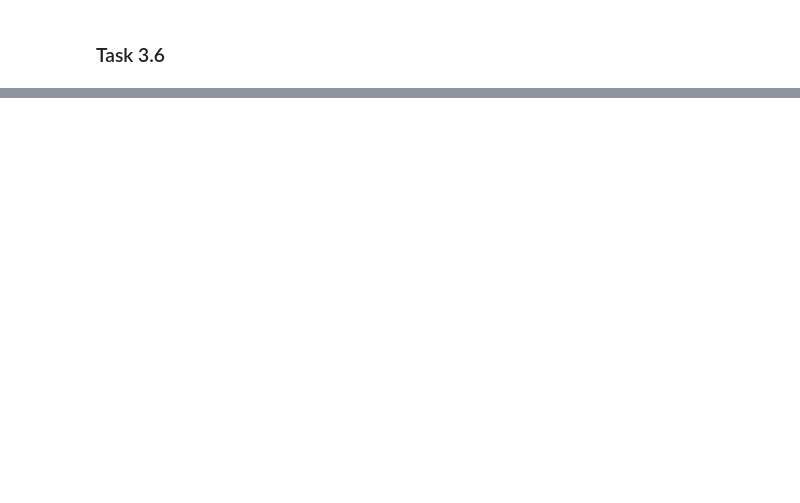
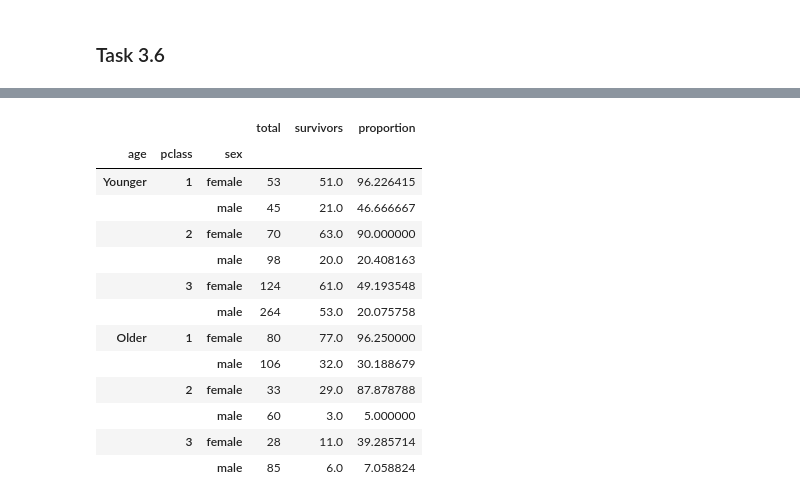
Before and after one commit to denhardt/ADA2017_GroupWork, a Jupyter notebook: 01 - Pandas and Data Wrangling/Homework 1.ipynb, the cells around one changed output, grey strips where cells are left out. Saved outputs shown, nothing was run; the diff lists cells and outputs as text; code cells hidden in the pictures; blank space fills up the shorter version.

```diff
--- a/01 - Pandas and Data Wrangling/Homework 1.ipynb
+++ b/01 - Pandas and Data Wrangling/Homework 1.ipynb
@@ -276,0 +305,17 @@ df.age.dropna(axis=0, inplace=True)
+# %%
+# Survival proportions by age category, travel class and sex
+# Age Category #1
+
+class_tot = (cat1.groupby(['age', 'pclass', 'sex']).survived.describe())['count']
+survived = cat1.groupby(['age', 'pclass', 'sex', 'survived']).survived.describe()
+survived = (survived[survived['top'] == 1])['freq']
+survived = survived.reset_index('survived').drop('survived', axis=1)
+stats = pd.concat([class_tot, survived], axis=1).fillna(0)
+stats.columns = ['total', 'survivors']
+
+s1 = stats.groupby(['pclass', 'sex']).sum()
+
+s1['age'] = 'Younger'
+s1.set_index('age', append=True, inplace=True)
+s1 = s1.reorder_levels(['age', 'pclass', 'sex'])
+s1
@@ -276,0 +331,17 @@ df.age.dropna(axis=0, inplace=True)
+# %%
+# Survival proportions by age category, travel class and sex
+# Age Category #2
+
+class_tot = (cat2.groupby(['age', 'pclass', 'sex']).survived.describe())['count']
+survived = cat2.groupby(['age', 'pclass', 'sex', 'survived']).survived.describe()
+survived = (survived[survived['top'] == 1])['freq']
+survived = survived.reset_index('survived').drop('survived', axis=1)
+stats = pd.concat([class_tot, survived], axis=1).fillna(0)
+stats.columns = ['total', 'survivors']
+
+s2 = stats.groupby(['pclass', 'sex']).sum()
+
+s2['age'] = 'Older'
+s2.set_index('age', append=True, inplace=True)
+s2 = s2.reorder_levels(['age', 'pclass', 'sex'])
+s2
@@ -276,0 +357,21 @@ df.age.dropna(axis=0, inplace=True)
+# %%
+# Survival proportions by age category, travel class and sex
+df = pd.concat([s1, s2], axis=0)
+df['proportion'] = (df['survivors'] / df['total'])*100
+
+df
+# %% [output]
+|  |  |  | total | survivors | proportion |
+| age | pclass | sex |  |  |  |
+| Younger | 1 | female | 53 | 51.0 | 96.226415 |
+|  |  | male | 45 | 21.0 | 46.666667 |
+|  | 2 | female | 70 | 63.0 | 90.000000 |
+|  |  | male | 98 | 20.0 | 20.408163 |
+|  | 3 | female | 124 | 61.0 | 49.193548 |
+|  |  | male | 264 | 53.0 | 20.075758 |
+| Older | 1 | female | 80 | 77.0 | 96.250000 |
+|  |  | male | 106 | 32.0 | 30.188679 |
+|  | 2 | female | 33 | 29.0 | 87.878788 |
+|  |  | male | 60 | 3.0 | 5.000000 |
+|  | 3 | female | 28 | 11.0 | 39.285714 |
+|  |  | male | 85 | 6.0 | 7.058824 |
```
Also changed, not shown: parts of 8 cells of this notebook.
